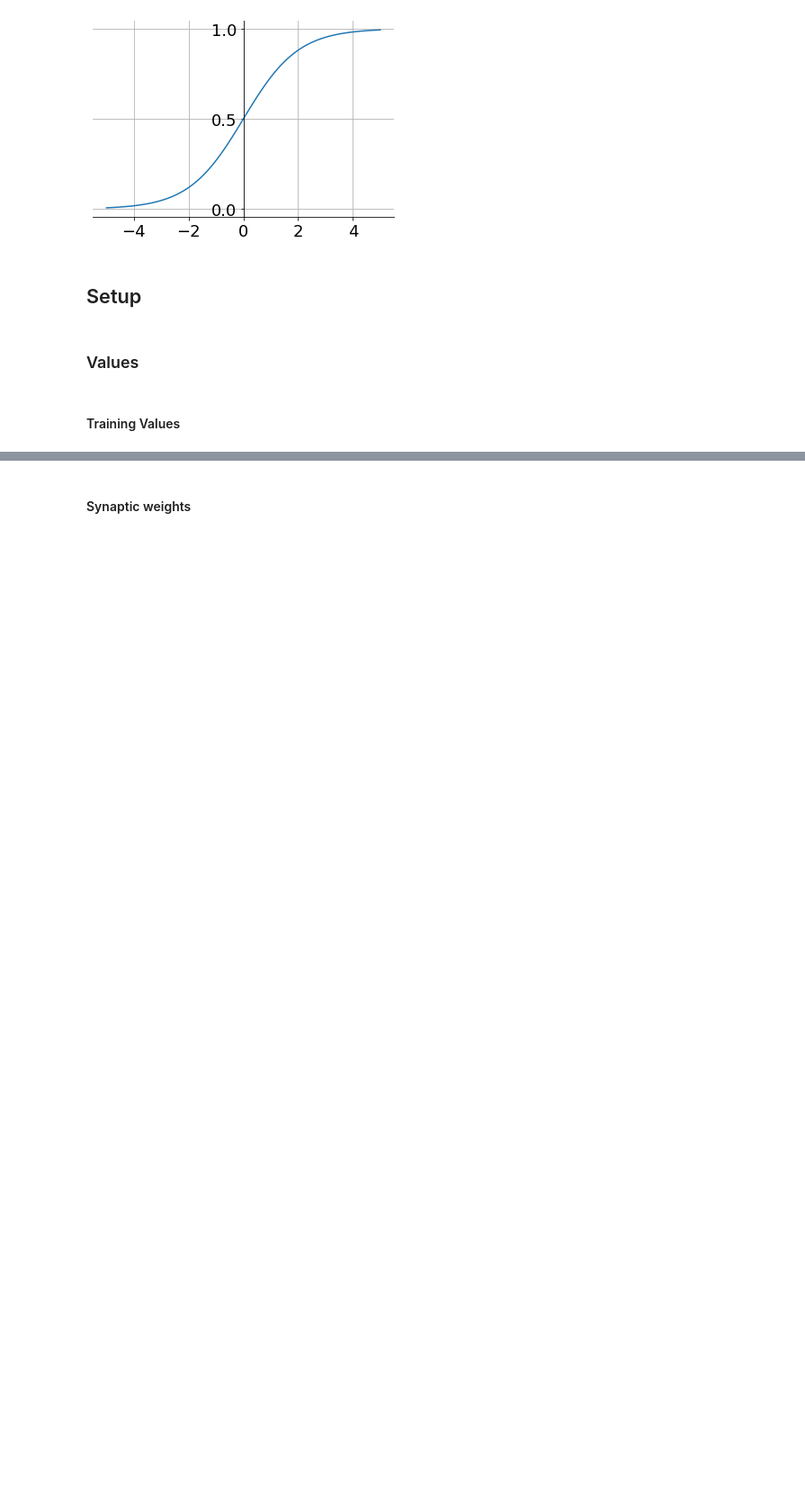
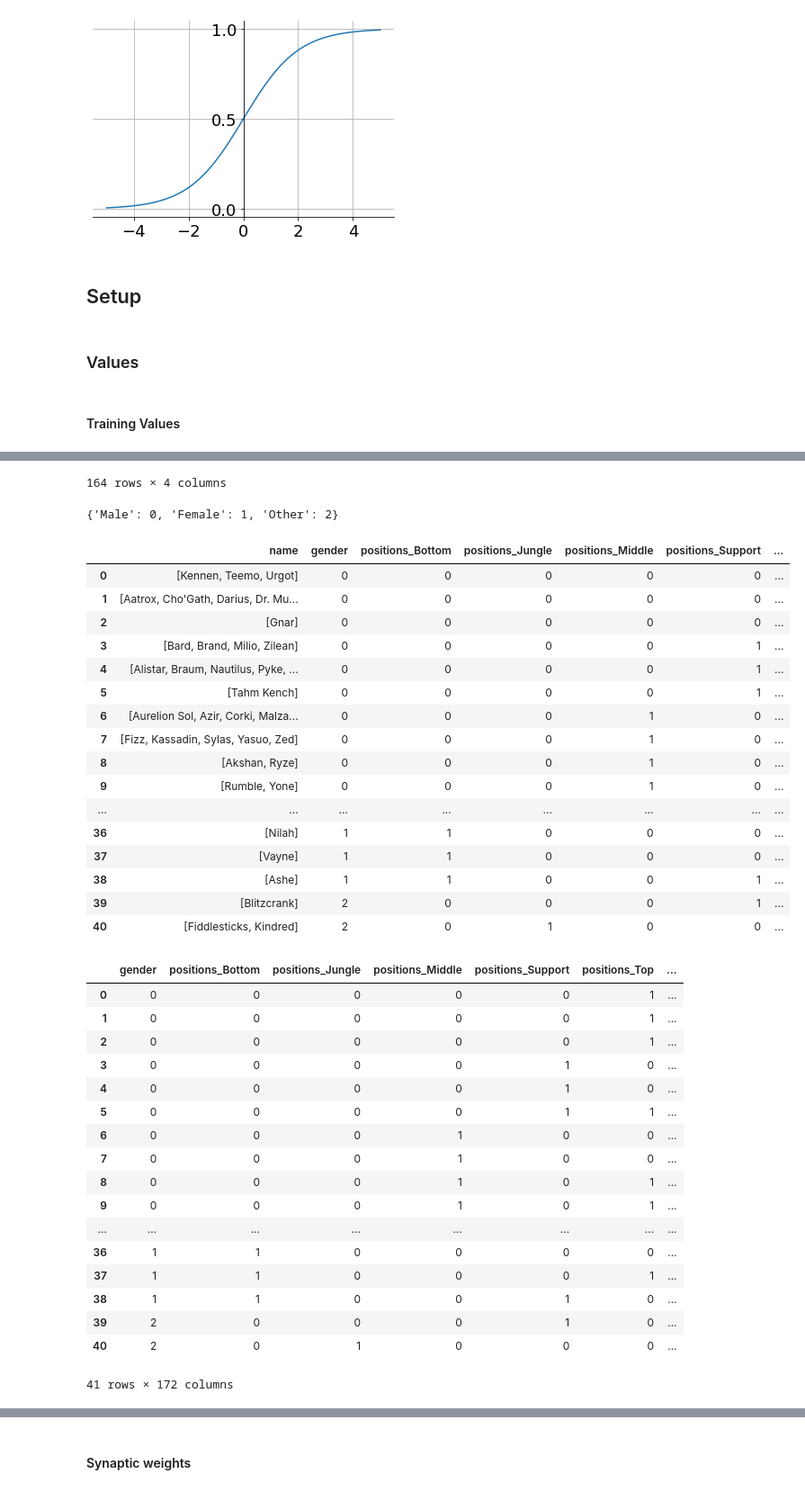
Before and after one commit to BlurOne-GIT/te-tp2-neural-networks, a Jupyter notebook: SNN.ipynb, the cells around one changed output, grey strips where cells are left out. Shown at 90% size. Saved outputs shown, nothing was run; the diff lists cells and outputs as text; code cells hidden in the pictures; blank space fills up the shorter version.

```diff
--- a/SNN.ipynb
+++ b/SNN.ipynb
@@ -114,0 +69,41 @@ array([[0],
+# %%
+dataset = pd.read_csv('champs.csv')
+dataset.pop('regions') # Unused column
+display(dataset)
+
+# Split comas into arrays of string in 'positions' and 'range_type' columns
+dataset['positions'] = dataset['positions'].apply(lambda x: x.split(','))
+dataset['range_type'] = dataset['range_type'].apply(lambda x: x.split(','))
+
+# Label encode for 'gender' column
+unique_categories = dataset['gender'].unique()
+category_to_code = {category: code for code, category in enumerate(unique_categories)}
+display(category_to_code)
+dataset['gender'] = dataset['gender'].map(category_to_code)
+
+# One-hot encode for 'positions' and 'range_type' columns
+# 'positions'
+dataset = dataset.explode('positions')
+one_hot_encoded = pd.get_dummies(dataset, columns=['positions'], prefix='positions').astype(int, errors='ignore')
+dataset = one_hot_encoded.groupby(level=0).max()
+# 'range_type'
+dataset = dataset.explode('range_type')
+one_hot_encoded = pd.get_dummies(dataset, columns=['range_type'], prefix='range_type').astype(int, errors='ignore')
+dataset = one_hot_encoded.groupby(level=0).max()
+
+# In column 'name', join in an array all the names where the other columns match
+dataset = dataset.groupby(dataset.columns.difference(['name']).tolist(), as_index=False).agg(lambda x: x.tolist())
+
+# Move 'name' column to the left-most position
+name_col = dataset.pop('name')
+dataset.insert(0, 'name', name_col)
+
+display(dataset)
+
+# One-hot encode for 'name' column
+dataset = dataset.explode('name')
+one_hot_encoded = pd.get_dummies(dataset, columns=['name'], prefix='name').astype(int, errors='ignore')
+dataset = one_hot_encoded.groupby(level=0).max()
+
+dataset
+# %% [output]
@@ -114,0 +122,37 @@ array([[0],
+164 rows × 4 columns
+{'Male': 0, 'Female': 1, 'Other': 2}
+|  | name | gender | positions_Bottom | positions_Jungle | positions_Middle | positions_Support | ... |
+| 0 | [Kennen, Teemo, Urgot] | 0 | 0 | 0 | 0 | 0 | ... |
+| 1 | [Aatrox, Cho'Gath, Darius, Dr. Mu... | 0 | 0 | 0 | 0 | 0 | ... |
+| 2 | [Gnar] | 0 | 0 | 0 | 0 | 0 | ... |
+| 3 | [Bard, Brand, Milio, Zilean] | 0 | 0 | 0 | 0 | 1 | ... |
+| 4 | [Alistar, Braum, Nautilus, Pyke, ... | 0 | 0 | 0 | 0 | 1 | ... |
+| 5 | [Tahm Kench] | 0 | 0 | 0 | 0 | 1 | ... |
+| 6 | [Aurelion Sol, Azir, Corki, Malza... | 0 | 0 | 0 | 1 | 0 | ... |
+| 7 | [Fizz, Kassadin, Sylas, Yasuo, Zed] | 0 | 0 | 0 | 1 | 0 | ... |
+| 8 | [Akshan, Ryze] | 0 | 0 | 0 | 1 | 0 | ... |
+| 9 | [Rumble, Yone] | 0 | 0 | 0 | 1 | 0 | ... |
+| ... | ... | ... | ... | ... | ... | ... | ... |
+| 36 | [Nilah] | 1 | 1 | 0 | 0 | 0 | ... |
+| 37 | [Vayne] | 1 | 1 | 0 | 0 | 0 | ... |
+| 38 | [Ashe] | 1 | 1 | 0 | 0 | 1 | ... |
+| 39 | [Blitzcrank] | 2 | 0 | 0 | 0 | 1 | ... |
+| 40 | [Fiddlesticks, Kindred] | 2 | 0 | 1 | 0 | 0 | ... |
+|  | gender | positions_Bottom | positions_Jungle | positions_Middle | positions_Support | positions_Top | ... |
+| 0 | 0 | 0 | 0 | 0 | 0 | 1 | ... |
+| 1 | 0 | 0 | 0 | 0 | 0 | 1 | ... |
+| 2 | 0 | 0 | 0 | 0 | 0 | 1 | ... |
+| 3 | 0 | 0 | 0 | 0 | 1 | 0 | ... |
+| 4 | 0 | 0 | 0 | 0 | 1 | 0 | ... |
+| 5 | 0 | 0 | 0 | 0 | 1 | 1 | ... |
+| 6 | 0 | 0 | 0 | 1 | 0 | 0 | ... |
+| 7 | 0 | 0 | 0 | 1 | 0 | 0 | ... |
+| 8 | 0 | 0 | 0 | 1 | 0 | 1 | ... |
+| 9 | 0 | 0 | 0 | 1 | 0 | 1 | ... |
+| ... | ... | ... | ... | ... | ... | ... | ... |
+| 36 | 1 | 1 | 0 | 0 | 0 | 0 | ... |
+| 37 | 1 | 1 | 0 | 0 | 0 | 1 | ... |
+| 38 | 1 | 1 | 0 | 0 | 1 | 0 | ... |
+| 39 | 2 | 0 | 0 | 0 | 1 | 0 | ... |
+| 40 | 2 | 0 | 1 | 0 | 0 | 0 | ... |
+41 rows × 172 columns
```
Also changed, not shown: parts of 10 cells of this notebook.
